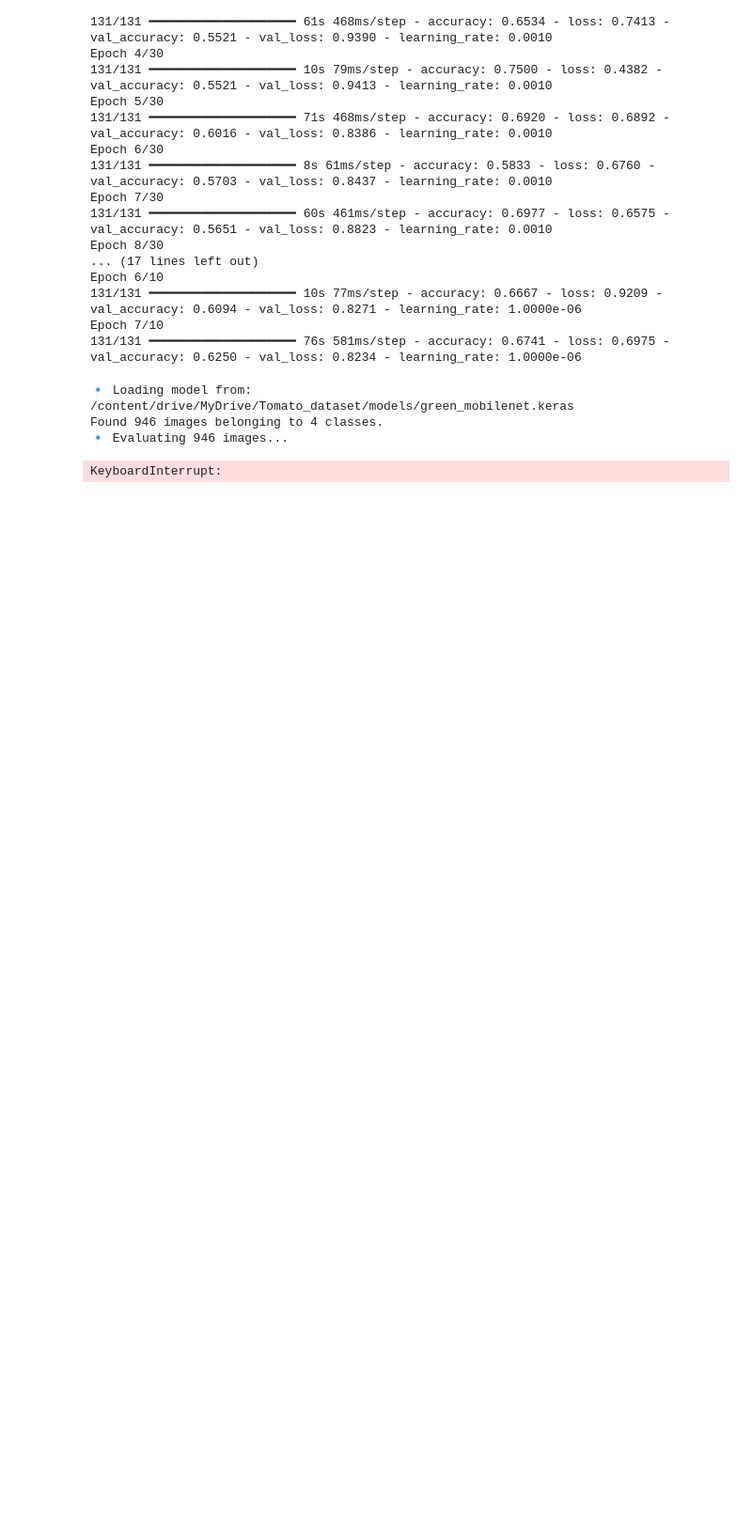
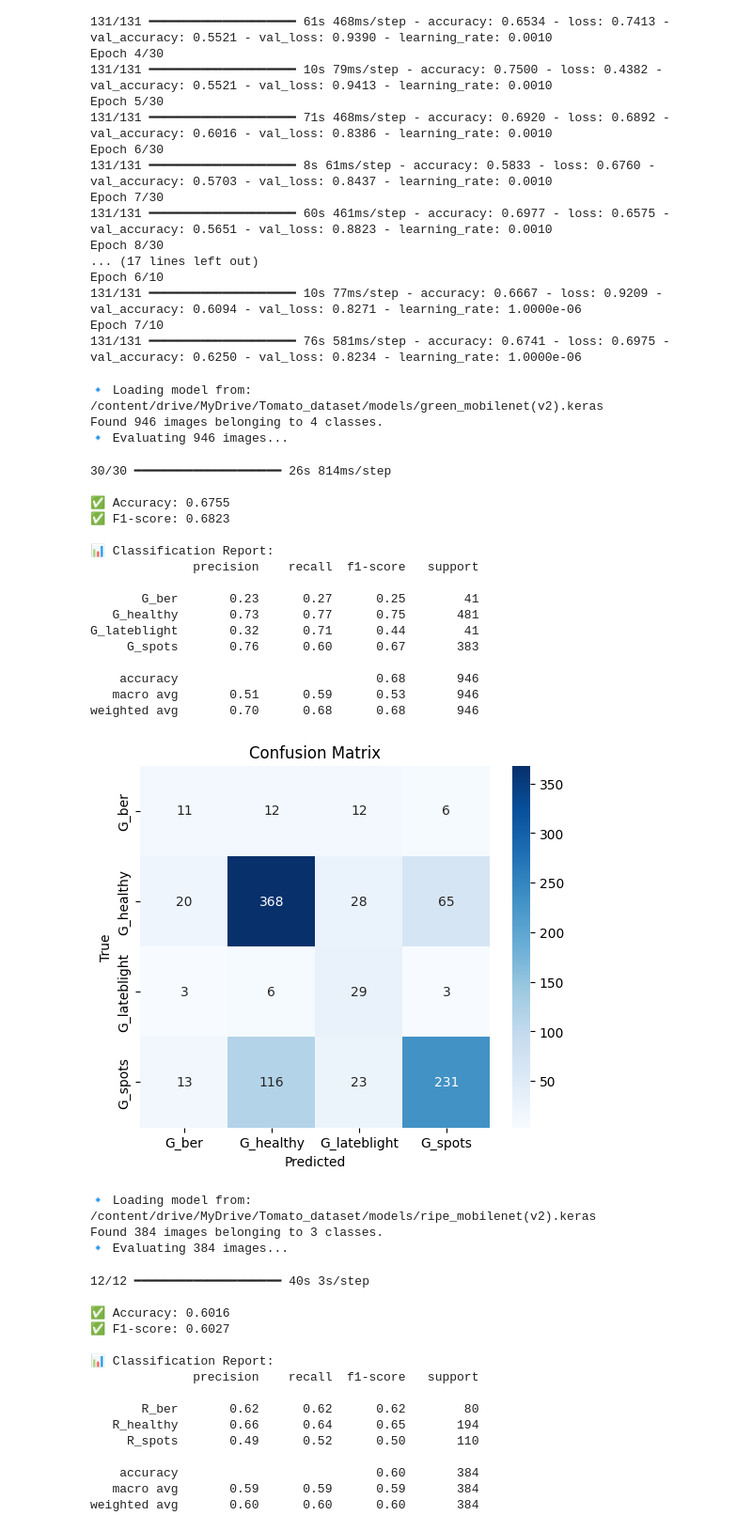
Before and after one commit to ChiriKamau/limaAI, a Jupyter notebook: notebooks/Transfer_ML.ipynb, the cells around one changed output. Shown at 94% size. Cells and saved outputs as stored; diff of their text form; code cells hidden in the pictures; blank space fills up the shorter version.

```diff
--- a/notebooks/Transfer_ML.ipynb
+++ b/notebooks/Transfer_ML.ipynb
@@ -239,33 +307,72 @@ def evaluate_model(model_path, data_dir, img_size=(224, 224), batch_size=32):
     class_names = list(val_gen.class_indices.keys())
 
     # Metrics
     acc = accuracy_score(y_true, y_pred)
     f1 = f1_score(y_true, y_pred, average='weighted')
 
     print(f"\n✅ Accuracy: {acc:.4f}")
     print(f"✅ F1-score: {f1:.4f}\n")
 
     print("📊 Classification Report:")
     print(classification_report(y_true, y_pred, target_names=class_names, zero_division=0))
 
     # Confusion Matrix
     cm = confusion_matrix(y_true, y_pred)
     plt.figure(figsize=(6,5))
     sns.heatmap(cm, annot=True, fmt="d", cmap="Blues",
                 xticklabels=class_names, yticklabels=class_names)
     plt.title("Confusion Matrix")
     plt.xlabel("Predicted")
     plt.ylabel("True")
     plt.show()
 
 # 🧠 Example usage:
 evaluate_model(
-    "/content/drive/MyDrive/Tomato_dataset/models/green_mobilenet.keras",
+    "/content/drive/MyDrive/Tomato_dataset/models/green_mobilenet(v2).keras",
     "/content/drive/MyDrive/Tomato_dataset/cnn_crops/green/val",
     img_size=(160, 160)   # ✅ Match model training size
 )
+evaluate_model(
+    "/content/drive/MyDrive/Tomato_dataset/models/ripe_mobilenet(v2).keras",
+    "/content/drive/MyDrive/Tomato_dataset/cnn_crops/ripe/val",
+    img_size=(160, 160)   # ✅ Match model training size
+)
 # %% [output]
-🔹 Loading model from: /content/drive/MyDrive/Tomato_dataset/models/green_mobilenet.keras
+🔹 Loading model from: /content/drive/MyDrive/Tomato_dataset/models/green_mobilenet(v2).keras
 Found 946 images belonging to 4 classes.
 🔹 Evaluating 946 images...
-KeyboardInterrupt:
+30/30 ━━━━━━━━━━━━━━━━━━━━ 26s 814ms/step
+
+✅ Accuracy: 0.6755
+✅ F1-score: 0.6823
+
+📊 Classification Report:
+              precision    recall  f1-score   support
+
+       G_ber       0.23      0.27      0.25        41
+   G_healthy       0.73      0.77      0.75       481
+G_lateblight       0.32      0.71      0.44        41
+     G_spots       0.76      0.60      0.67       383
+
+    accuracy                           0.68       946
+   macro avg       0.51      0.59      0.53       946
+weighted avg       0.70      0.68      0.68       946
+[figure, added]
+🔹 Loading model from: /content/drive/MyDrive/Tomato_dataset/models/ripe_mobilenet(v2).keras
+Found 384 images belonging to 3 classes.
+🔹 Evaluating 384 images...
+12/12 ━━━━━━━━━━━━━━━━━━━━ 40s 3s/step
+
+✅ Accuracy: 0.6016
+✅ F1-score: 0.6027
+
+📊 Classification Report:
+              precision    recall  f1-score   support
+
+       R_ber       0.62      0.62      0.62        80
+   R_healthy       0.66      0.64      0.65       194
+     R_spots       0.49      0.52      0.50       110
+
+    accuracy                           0.60       384
+   macro avg       0.59      0.59      0.59       384
+weighted avg       0.60      0.60      0.60       384
```
Also changed, not shown: parts of 14 cells of this notebook.
